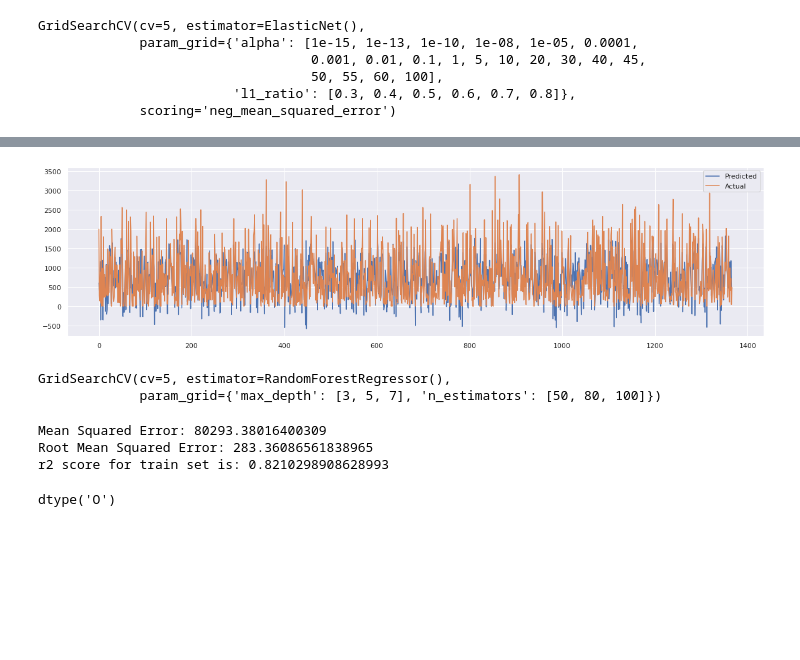
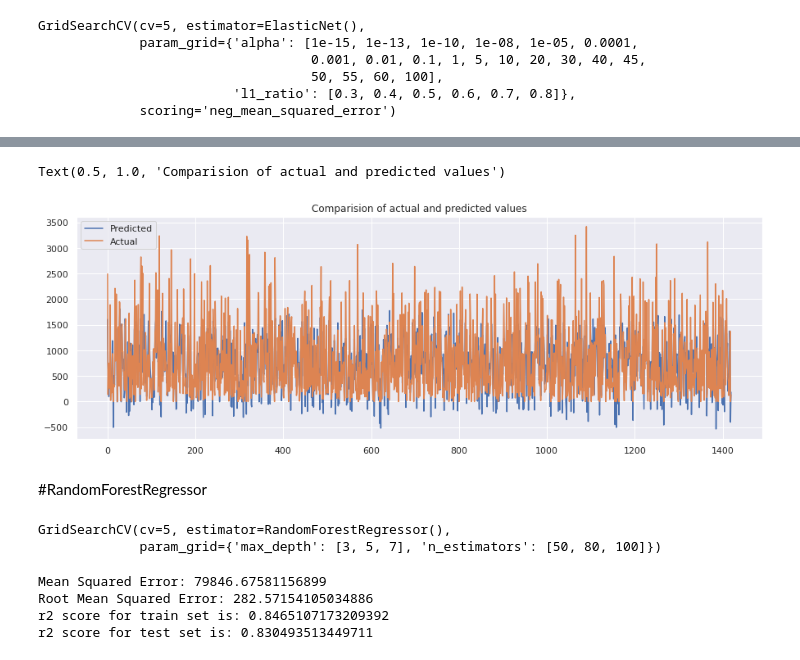
Before and after one commit to handetushar/Bike-Sharing-Demand-Prediction, a Jupyter notebook: Bike_Sharing_Demand_Prediction_Capstone_Project.ipynb, the cells around one changed output, grey strips where cells are left out. Saved outputs shown, nothing was run; the diff lists cells and outputs as text; code cells hidden in the pictures; blank space fills up the shorter version.

```diff
--- a/Bike_Sharing_Demand_Prediction_Capstone_Project.ipynb
+++ b/Bike_Sharing_Demand_Prediction_Capstone_Project.ipynb
@@ -113,11 +116,13 @@ df.describe()
 # %% [markdown]
 # EDA
 # %%
-#Lets look at dependent feature
-sns.set(rc={"figure.figsize": (18, 6)})
+#Lets look at dependent features
+#Densityplot
+sns.set(rc={"figure.figsize": (16, 6)})
 subplot(1,2,1)
 sns.distplot(df['Rented Bike Count'], color='red')
 
+#Boxplot
 subplot(1,2,2)
 sns.boxplot(df['Rented Bike Count'])
 # %% [output]
@@ -209,0 +220,5 @@ plt.regression
+# %%
+lst=['Hour', 'Temperature(°C)','Dew point temperature(°C)', 'Humidity(%)', 'Rainfall(mm)', 'Snowfall (cm)']
+
+for i in lst:
+  sns.lmplot( x=i,y='Rented Bike Count', data=df)
@@ -321,0 +349,3 @@ r2 score for train set is 0.5709144570797717
+# %%
+X_train = pd.DataFrame(X_train, columns=X.columns)
+X_train.columns
@@ -356,9 +446,13 @@ R2 : 0.570708195680895
 # %%
-plt.figure(figsize=(20,5))
+#Plotting actual and predicted values
+plt.figure(figsize=(15,5))
 plt.plot((y_pred_elastic))
 plt.plot((np.array(y_test)))
 plt.legend(["Predicted","Actual"])
-plt.show()
+plt.title('Comparision of actual and predicted values')
 # %% [output]
+Text(0.5, 1.0, 'Comparision of actual and predicted values')
-[figure, old version]
+[figure, new version]
+# %% [markdown]
+#RandomForestRegressor
 # %%
@@ -375,14 +471,18 @@ GridSearchCV(cv=5, estimator=RandomForestRegressor(),
 train_preds =  classifier.predict(X_train)
 test_preds  = classifier.predict(X_test)
-# %%
-print('Mean Squared Error:', mean_squared_error(y_test, test_preds))
-print('Root Mean Squared Error:', np.sqrt(mean_squared_error(y_test, test_preds)))
-print('r2 score for train set is:',  r2_score(y_test, test_preds))
-# %% [output]
-Mean Squared Error: 80293.38016400309
-Root Mean Squared Error: 283.36086561838965
-r2 score for train set is: 0.8210298908628993
-# %%
-df['Functioning Day'].dtype
-# %% [output]
-dtype('O')
+# %%
+#Calculating metrices
+MSE_random=mean_squared_error(y_test, test_preds)
+RMSE_random=np.sqrt(mean_squared_error(y_test, test_preds))
+r2_score_train=r2_score(y_train, train_preds)
+r2_randomforest=r2_score(y_test, test_preds)
+
+print('Mean Squared Error:',MSE_random )
+print('Root Mean Squared Error:',RMSE_random )
+print('r2 score for train set is:', r2_score_train)
+print('r2 score for test set is:', r2_randomforest )
+# %% [output]
+Mean Squared Error: 79846.67581156899
+Root Mean Squared Error: 282.57154105034886
+r2 score for train set is: 0.8465107173209392
+r2 score for test set is: 0.830493513449711
```
Also changed, not shown: parts of 57 cells of this notebook.
